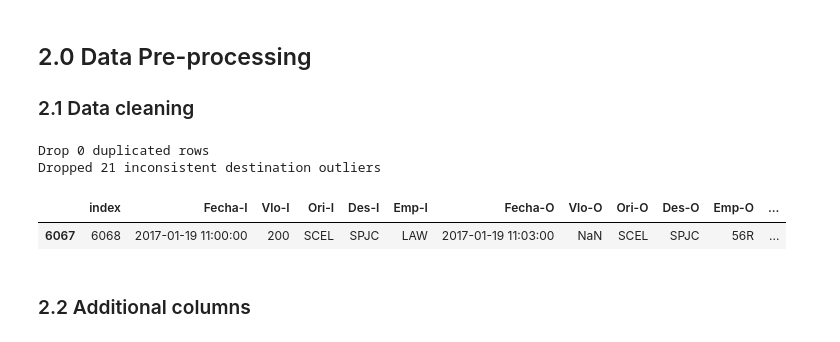
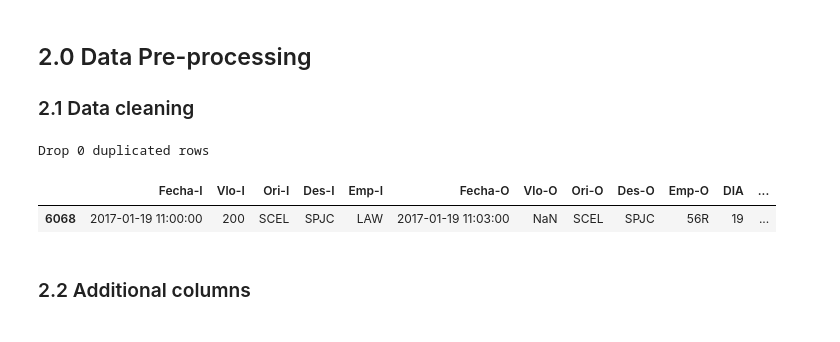
Before and after one commit to jojo-1998/Challenge-Data-Scientist---Wen-Li, a Jupyter notebook: solution.ipynb, the cells around one changed output. Drawn from its saved outputs; the diff is of its cells as text; code cells hidden in the pictures.

Commit message:
Conclusion, more words description, style and remove the inconsistent dest airport check

```diff
--- a/solution.ipynb
+++ b/solution.ipynb
@@ -34,8 +33,8 @@ import xgboost as xgb
 import statsmodels.api as sm
 from sklearn.metrics import mean_squared_error, average_precision_score, roc_auc_score
 
-source_df = "dataset_SCL.csv"
-develop_flag = True
+source_df = 'dataset_SCL.csv'
+develop_flag = False # This could set as True if reviewer want to check some print statement
 # %% [markdown]
 ## 1.0 Read Data
 # %%
@@ -58,52 +57,32 @@ The shape of raw dataset is (68206, 18)
 # %%
 ## 2.1.1 Remove duplicate data
 df = raw_df.drop_duplicates()
-if develop_flag:
-    print("Drop {} duplicated rows".format(raw_df.shape[0]-df.shape[0]))
+print('Drop {} duplicated rows'.format(raw_df.shape[0]-df.shape[0]))
 ## 2.1.2 Check and fix structural errors if there are any
-### Destination consistent
-city_to_code = {}
-for city in set(df["SIGLADES"]):
-    city_to_code[city] = set(df[df["SIGLADES"]==city]["Des-O"])
-code_to_city = {}
-for code in set(df["Des-O"]):
-    code_to_city[code] = set(df[df["Des-O"]==code]["SIGLADES"])
-inconsistent_code = list(df[df["Des-O"]!=df["Des-I"]].index)
-removed_lst = []
-for index in inconsistent_code:
-    des_o = list(df[index:index+1]["Des-O"])[0]
-    des_i = list(df[index:index+1]["Des-I"])[0]
-    if (des_o not in code_to_city or des_i not in code_to_city or code_to_city[des_o] != code_to_city[des_i]):
-        removed_lst.append(index)
-df = df.drop(index=removed_lst).reset_index()
-print("Dropped {} inconsistent destination outliers".format(len(removed_lst)))
+### Convert data type
+df['Fecha-I'] = pd.to_datetime(df['Fecha-I'])
+df['Fecha-O'] = pd.to_datetime(df['Fecha-O'])
 
 ### Check whether the code is only point one single Cinty
 if develop_flag:
     for code in code_to_city:
         if len(code_to_city[code]) > 1:
-            print(code, code_to_city[code])
-
-### Convert data type
-df["Fecha-I"] = pd.to_datetime(df["Fecha-I"])
-df["Fecha-O"] = pd.to_datetime(df["Fecha-O"])
+            print(code, code_to_city[code]) # Nothing here
 
 ## 2.1.3 Handle missing data
-## TODO: Remove this part and Add these part in README
 if develop_flag:
     missing_col = []
     for column in df.columns:
         if df[column].isnull().values.any():
             missing_col.append(column)
     for column in missing_col:
         display(df[df[column].isna()])
 
-df.loc[df["Vlo-O"].isna(),"Vlo-O"] = df[df["Vlo-O"].isna()]["Vlo-I"]
+df.loc[df['Vlo-O'].isna(),'Vlo-O'] = df[df['Vlo-O'].isna()]['Vlo-I']
 # %% [output]
 Drop 0 duplicated rows
-Dropped 21 inconsistent destination outliers
-|  | index | Fecha-I | Vlo-I | Ori-I | Des-I | Emp-I | Fecha-O | Vlo-O | Ori-O | Des-O | Emp-O | ... |
-| 6067 | 6068 | 2017-01-19 11:00:00 | 200 | SCEL | SPJC | LAW | 2017-01-19 11:03:00 | NaN | SCEL | SPJC | 56R | ... |
+|  | Fecha-I | Vlo-I | Ori-I | Des-I | Emp-I | Fecha-O | Vlo-O | Ori-O | Des-O | Emp-O | DIA | ... |
+| 6068 | 2017-01-19 11:00:00 | 200 | SCEL | SPJC | LAW | 2017-01-19 11:03:00 | NaN | SCEL | SPJC | 56R | 19 | ... |
 # %% [markdown]
 ### 2.2 Additional columns
 # %%
```
Also changed, not shown: parts of 61 cells of this notebook.
